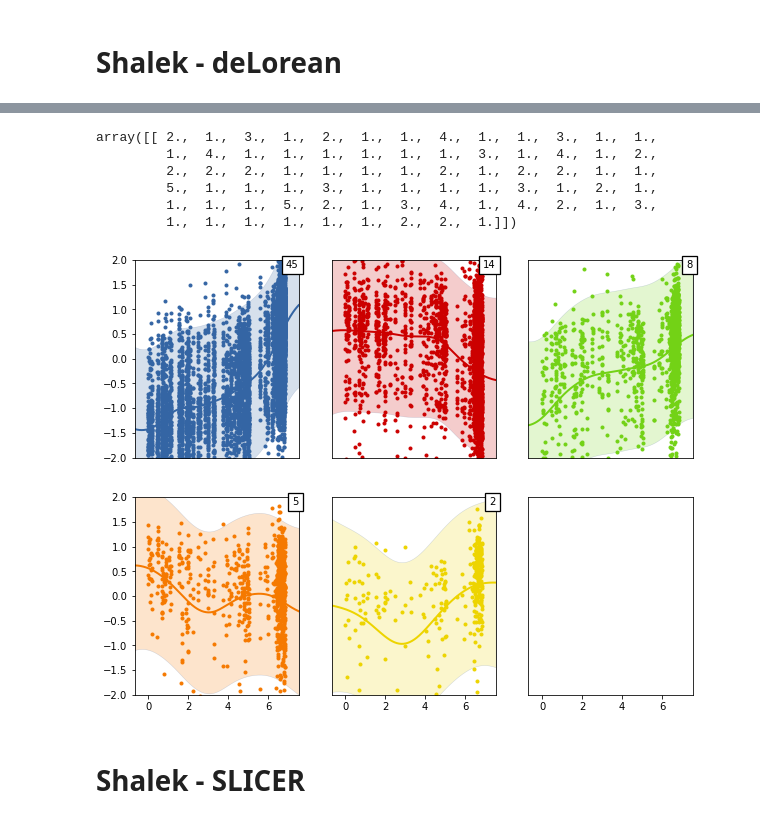
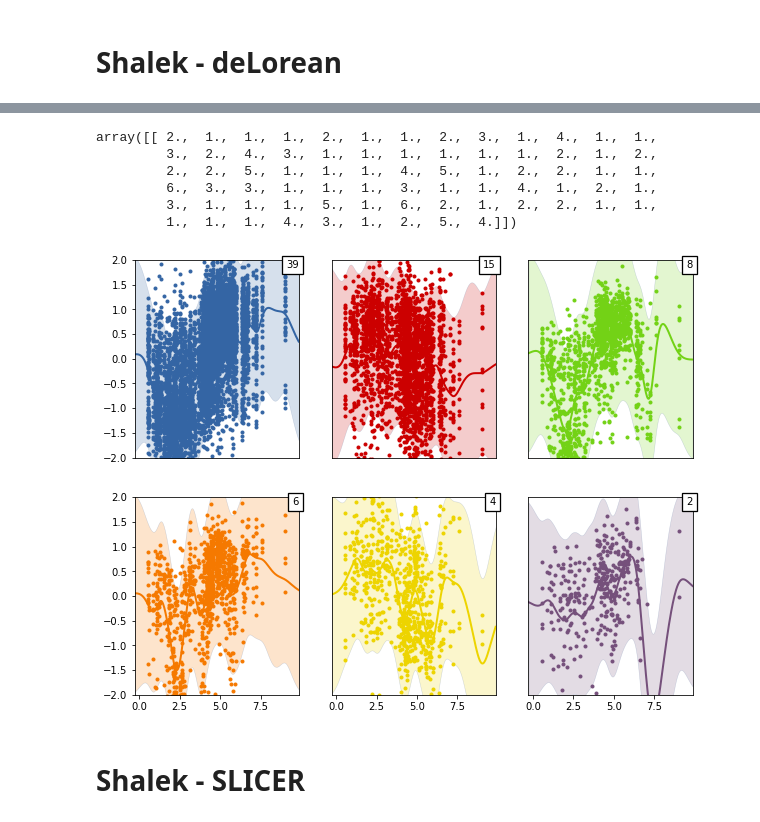
Before and after one commit to magStra/GPseudoClust, a Jupyter notebook: Shalek/GPClustmethod.ipynb, the cells around one changed output, grey strips where cells are left out. Saved outputs shown, nothing was run; the diff lists cells and outputs as text; code cells hidden in the pictures.

Commit message:
rerunningShalekComp-uploading intermediate files

```diff
--- a/Shalek/GPClustmethod.ipynb
+++ b/Shalek/GPClustmethod.ipynb
@@ -82,5 +81,5 @@ m_shalek_deLorean = \
                 corruption_lengthscale=12.,
                 noise_variance=.05,
                 expression=shalek_expr,
-                times=shalek_slicer_times)
+                times=shalek_deLorean_times)
 # %% [output]
@@ -121,18 +109,18 @@ iteration 25 bound=-16645.1500655 grad=3.75475531726, beta=0.0
 # %%
-print_cluster_allocations(m_shalek_deLorean.phi)
+save_cluster_allocations(m_shalek_deLorean.phi,'deLoreanGClShalek.csv')
 # %% [output]
-array([[ 2.,  1.,  3.,  1.,  2.,  1.,  1.,  4.,  1.,  1.,  3.,  1.,  1.,
-         1.,  4.,  1.,  1.,  1.,  1.,  1.,  1.,  3.,  1.,  4.,  1.,  2.,
-         2.,  2.,  2.,  1.,  1.,  1.,  1.,  2.,  1.,  2.,  2.,  1.,  1.,
-         5.,  1.,  1.,  1.,  3.,  1.,  1.,  1.,  1.,  3.,  1.,  2.,  1.,
-         1.,  1.,  1.,  5.,  2.,  1.,  3.,  4.,  1.,  4.,  2.,  1.,  3.,
-         1.,  1.,  1.,  1.,  1.,  1.,  2.,  2.,  1.]])
+array([[ 2.,  1.,  1.,  1.,  2.,  1.,  1.,  2.,  3.,  1.,  4.,  1.,  1.,
+         3.,  2.,  4.,  3.,  1.,  1.,  1.,  1.,  1.,  1.,  2.,  1.,  2.,
+         2.,  2.,  5.,  1.,  1.,  1.,  4.,  5.,  1.,  2.,  2.,  1.,  1.,
+         6.,  3.,  3.,  1.,  1.,  1.,  3.,  1.,  1.,  4.,  1.,  2.,  1.,
+         3.,  1.,  1.,  1.,  5.,  1.,  6.,  2.,  1.,  2.,  2.,  1.,  1.,
+         1.,  1.,  1.,  4.,  3.,  1.,  2.,  5.,  4.]])
 # %%
 plt.figure(figsize=(10,8))
-m_shalek_slicer.plot(on_subplots=True, colour=True, in_a_row=False, newfig=False,
+m_shalek_deLorean.plot(on_subplots=True, colour=True, in_a_row=False, newfig=False,
                      min_in_cluster=1, joined=False, ylim=(-2,2))
 # %% [output]
-[figure, old version]
+[figure, new version]
 # %% [markdown]
 # Shalek - SLICER
 # %%
```
Also changed, not shown: parts of 6 cells of this notebook, 17 other files.
